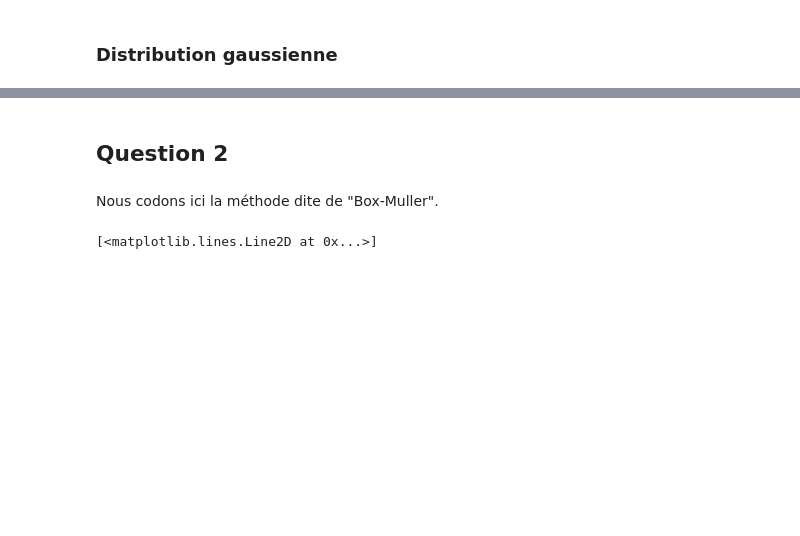
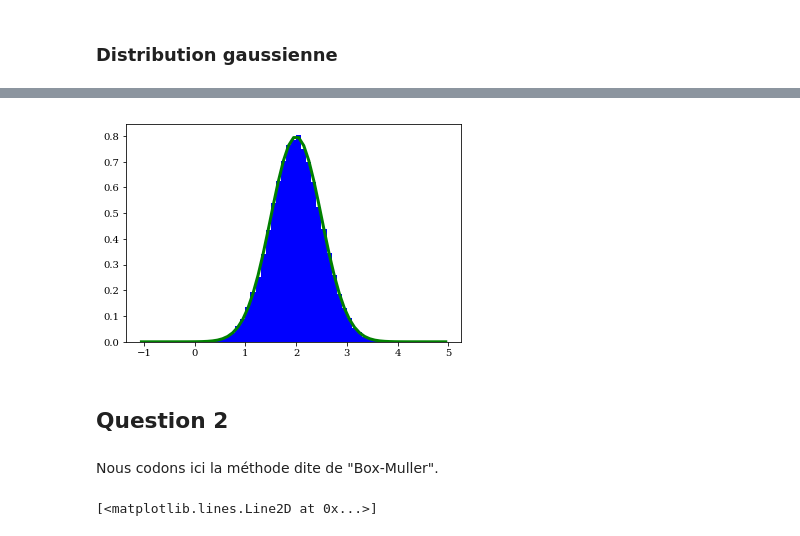
Before and after one commit to ceschoon/Travail-PHYS-F-303, a Jupyter notebook: Travail_PHYS-F-303_MJ_CS.ipynb, the cells around one changed output, grey strips where cells are left out. Cells and saved outputs as stored; diff of their text form; code cells hidden in the pictures; blank space fills up the shorter version.

```diff
--- a/Travail_PHYS-F-303_MJ_CS.ipynb
+++ b/Travail_PHYS-F-303_MJ_CS.ipynb
@@ -133,3 +112,14 @@ array([[[ 0.03719567,  0.65041628],
+# %%
+# Plots
+binwidth=0.1
+bins=np.arange(-1.1,5.1, binwidth)
+plt.hist(x,bins=np.arange(0.,5., binwidth),normed=True,color='blue');
+
+# Compute centers of bins
+xc = bins[:-1] + binwidth/2
+plt.plot(xc,np.exp(-(xc-mu)**2/2.0/sigma**2)/np.sqrt(2*np.pi)/sigma,lw=3,color='green');
+# %% [output]
+[figure, added]
 # %% [markdown]
 ## Question 2
 # %% [markdown]
```
Also changed, not shown: parts of 61 cells of this notebook.
